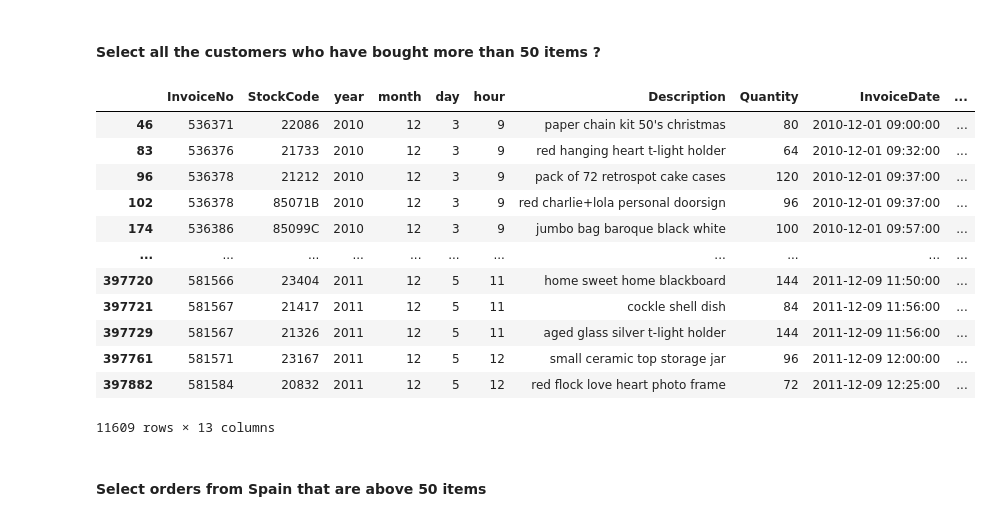
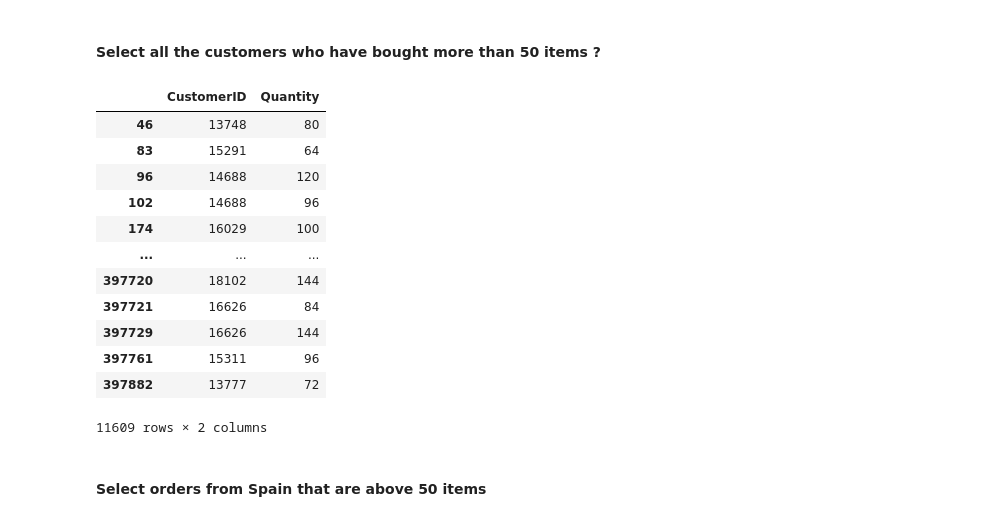
Before and after one commit to Data-FT-MX/lab_subsetting_and_descriptive_stats, a Jupyter notebook: your-code/main.ipynb, the cells around one changed output. Saved outputs shown, nothing was run; the diff lists cells and outputs as text; code cells hidden in the pictures.

```diff
--- a/your-code/main.ipynb
+++ b/your-code/main.ipynb
@@ -474,21 +456,21 @@ KeyError: 'Spain'
 #### Select all the customers who have bought more than 50 items ?
 # %%
 # your answer here
-orders.loc[orders['Quantity'] > 50]
+orders.loc[orders['Quantity'] > 50, ['CustomerID', 'Quantity']]
 # %% [output]
-|  | InvoiceNo | StockCode | year | month | day | hour | Description | Quantity | InvoiceDate | ... |
-| 46 | 536371 | 22086 | 2010 | 12 | 3 | 9 | paper chain kit 50's christmas | 80 | 2010-12-01 09:00:00 | ... |
-| 83 | 536376 | 21733 | 2010 | 12 | 3 | 9 | red hanging heart t-light holder | 64 | 2010-12-01 09:32:00 | ... |
-| 96 | 536378 | 21212 | 2010 | 12 | 3 | 9 | pack of 72 retrospot cake cases | 120 | 2010-12-01 09:37:00 | ... |
-| 102 | 536378 | 85071B | 2010 | 12 | 3 | 9 | red charlie+lola personal doorsign | 96 | 2010-12-01 09:37:00 | ... |
-| 174 | 536386 | 85099C | 2010 | 12 | 3 | 9 | jumbo bag baroque black white | 100 | 2010-12-01 09:57:00 | ... |
-| ... | ... | ... | ... | ... | ... | ... | ... | ... | ... | ... |
-| 397720 | 581566 | 23404 | 2011 | 12 | 5 | 11 | home sweet home blackboard | 144 | 2011-12-09 11:50:00 | ... |
-| 397721 | 581567 | 21417 | 2011 | 12 | 5 | 11 | cockle shell dish | 84 | 2011-12-09 11:56:00 | ... |
-| 397729 | 581567 | 21326 | 2011 | 12 | 5 | 11 | aged glass silver t-light holder | 144 | 2011-12-09 11:56:00 | ... |
-| 397761 | 581571 | 23167 | 2011 | 12 | 5 | 12 | small ceramic top storage jar | 96 | 2011-12-09 12:00:00 | ... |
-| 397882 | 581584 | 20832 | 2011 | 12 | 5 | 12 | red flock love heart photo frame | 72 | 2011-12-09 12:25:00 | ... |
+|  | CustomerID | Quantity |
+| 46 | 13748 | 80 |
+| 83 | 15291 | 64 |
+| 96 | 14688 | 120 |
+| 102 | 14688 | 96 |
+| 174 | 16029 | 100 |
+| ... | ... | ... |
+| 397720 | 18102 | 144 |
+| 397721 | 16626 | 84 |
+| 397729 | 16626 | 144 |
+| 397761 | 15311 | 96 |
+| 397882 | 13777 | 72 |
-11609 rows × 13 columns
+11609 rows × 2 columns
 # %% [markdown]
 #### Select orders from Spain that are above 50 items
 # %%
```
Also changed, not shown: parts of 16 cells of this notebook, 1 other file.
